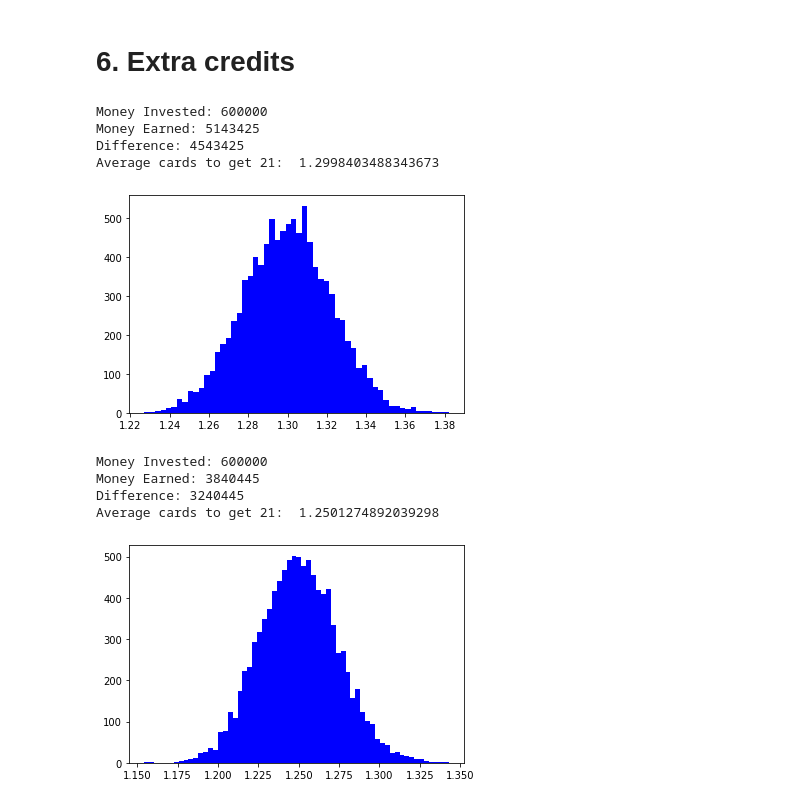
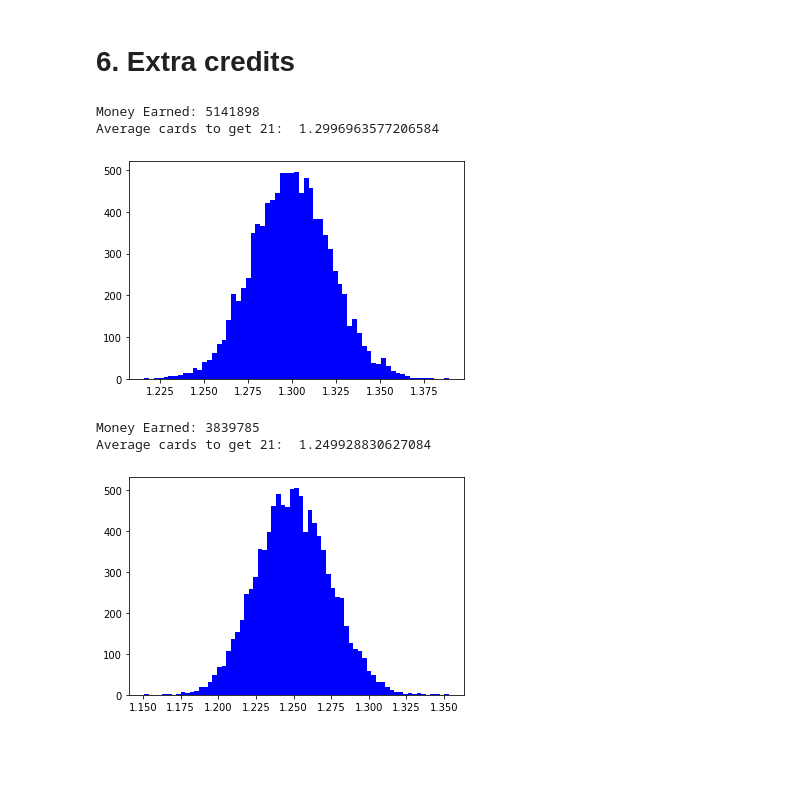
Before and after one commit to Andryut/AlgorithmsUN2020II, a Jupyter notebook: 21BlackjackGrClass1StGroup7.ipynb, the cells around one changed output. Cells and saved outputs as stored; diff of their text form; code cells hidden in the pictures; blank space fills up the shorter version.

```diff
--- a/21BlackjackGrClass1StGroup7.ipynb
+++ b/21BlackjackGrClass1StGroup7.ipynb
@@ -158,7 +158,7 @@ What is the estimated amount of money that Ben wins or losses on a weekend estim
 * It is equivalent of 1800 minutes. 30 * 60 = 1800 minutes
 * It is equivalent of 600 games every weekend (the three days). 1800 minutes / 3 minutes per game = 600 games
 # %%
-def bet_play(cards, games, initial_sum):
+def bet_play(cards, games, initial_sum, prob_deck=None):
   #Cards data
   count = 0
   cards_distribution = []
@@ -174,6 +174,10 @@ def bet_play(cards, games, initial_sum):
     cards_distribution = [] #Every weekend, the cards distribution is resetted
     count = 0 #How many times you get 21 in a weekend
     for i in range(games): #This loop represents 600 games, which is 1 weekend of gambling
+      if prob_deck == 's':
+        cards = get_deck_for_spanish()
+      elif prob_deck == 'p':
+        cards = get_deck_for_poker()
       cards_copy = cards.copy()
       sum_cards = initial_sum
       cards_count = 0
@@ -194,7 +198,7 @@ def bet_play(cards, games, initial_sum):
       average_cards.append(0)
   #print_histogram(cards_distribution, min_distribution, max_distribution)
 
-  return (money_earned / n, average_cards ) #Returns (average of money earned on a weekend, distribution of the average of cards to get 21)
+  return (money_earned / n, average_cards) #Returns (average of money earned on a weekend, distribution of the average of cards to get 21)
 # %%
 def hist(datos,xlabel,ylabel, color):
   plt.hist(datos, bins='auto', facecolor=color)
@@ -317,31 +281,29 @@ money_investedCold = games_per_weekend * 1000
 # %%
 # Hot deck for 8 cards
 cards = [1,2]*4
 #Results
 simulation = bet_play(cards, games_per_weekend, initial_sum)
-money_earnedCold = simulation[0]
+money_earned = simulation[0]
 distribution = simulation[1]
-print("Money Invested: %d\nMoney Earned: %d \nDifference: %d"%(money_investedCold, money_earnedCold,  money_earnedCold - money_investedCold))
+print("Money Earned: %d"%(money_earned))
 print("Average cards to get 21: ", sum(distribution) / len(distribution) ) #Sums all averages, divides into number of them. This is:  the average of the averages of cards to get 21
 #Histogram cold deck
 xlabel='Número de cartas obtenidas para obtener 21'
 ylabel='Cantidad de repeticiones'
 color='blue'
 hist(distribution, xlabel, ylabel, color)
 # %% [output]
-Money Invested: 600000
-Money Earned: 5143425
-Difference: 4543425
-Average cards to get 21:  1.2998403488343673
+Money Earned: 5141898
+Average cards to get 21:  1.2996963577206584
-[figure, old version]
+[figure, new version]
 # %%
 # Hot deck for 10 cards
 cards = [1,2]*4 + [3,3]
 #Results
 simulation = bet_play(cards, games_per_weekend, initial_sum)
-money_earnedCold = simulation[0]
+money_earned = simulation[0]
 distribution = simulation[1]
-print("Money Invested: %d\nMoney Earned: %d \nDifference: %d"%(money_investedCold, money_earnedCold,  money_earnedCold - money_investedCold))
+print("Money Earned: %d"%(money_earned))
 print("Average cards to get 21: ", sum(distribution) / len(distribution) ) #Sums all averages, divides into number of them. This is:  the average of the averages of cards to get 21
 #Histogram cold deck
 xlabel='Número de cartas obtenidas para obtener 21'
@@ -349,11 +311,9 @@ ylabel='Cantidad de repeticiones'
 color='blue'
 hist(distribution, xlabel, ylabel, color)
 # %% [output]
-Money Invested: 600000
-Money Earned: 3840445
-Difference: 3240445
-Average cards to get 21:  1.2501274892039298
+Money Earned: 3839785
+Average cards to get 21:  1.249928830627084
-[figure, old version]
+[figure, new version]
 # %%
 # Hot deck for 12 cards
 cards = [1,2,3]*4
```
Also changed, not shown: parts of 29 cells of this notebook.
